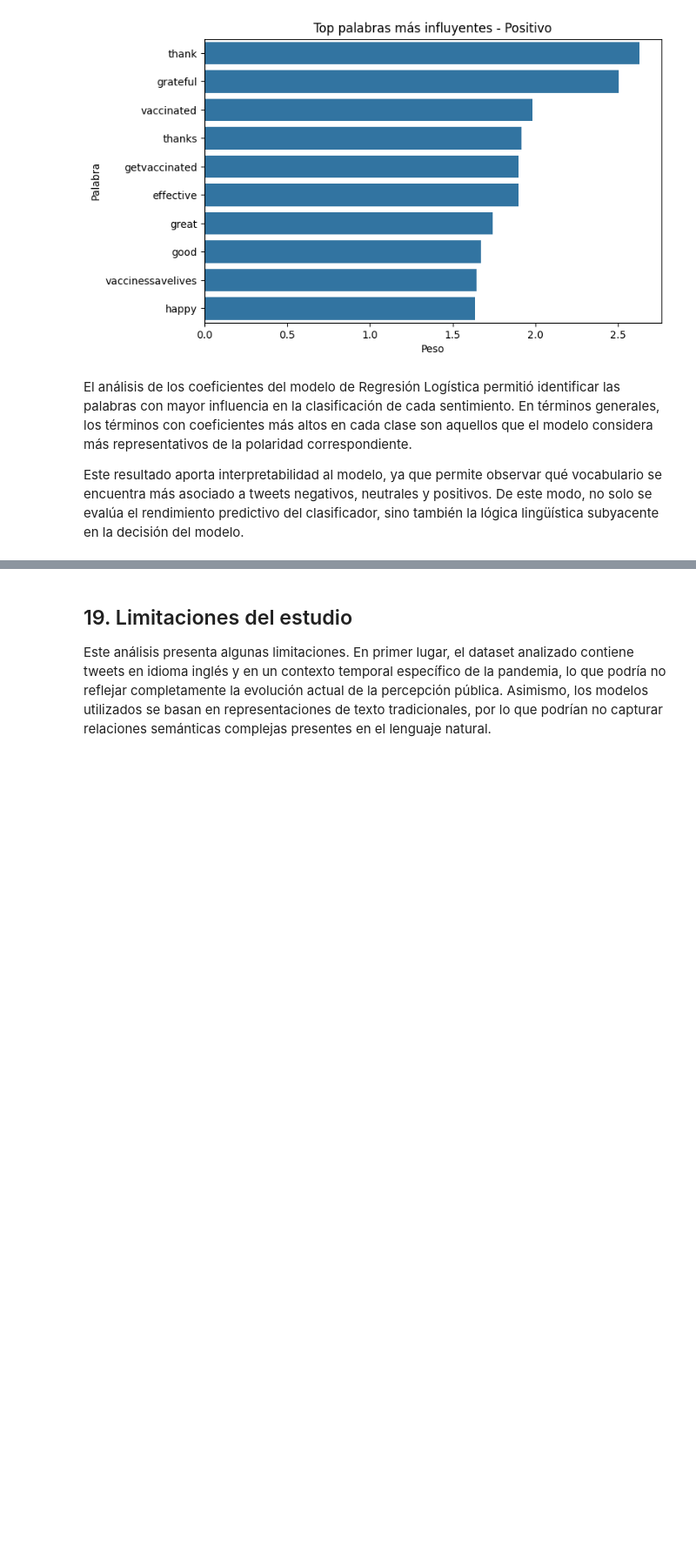
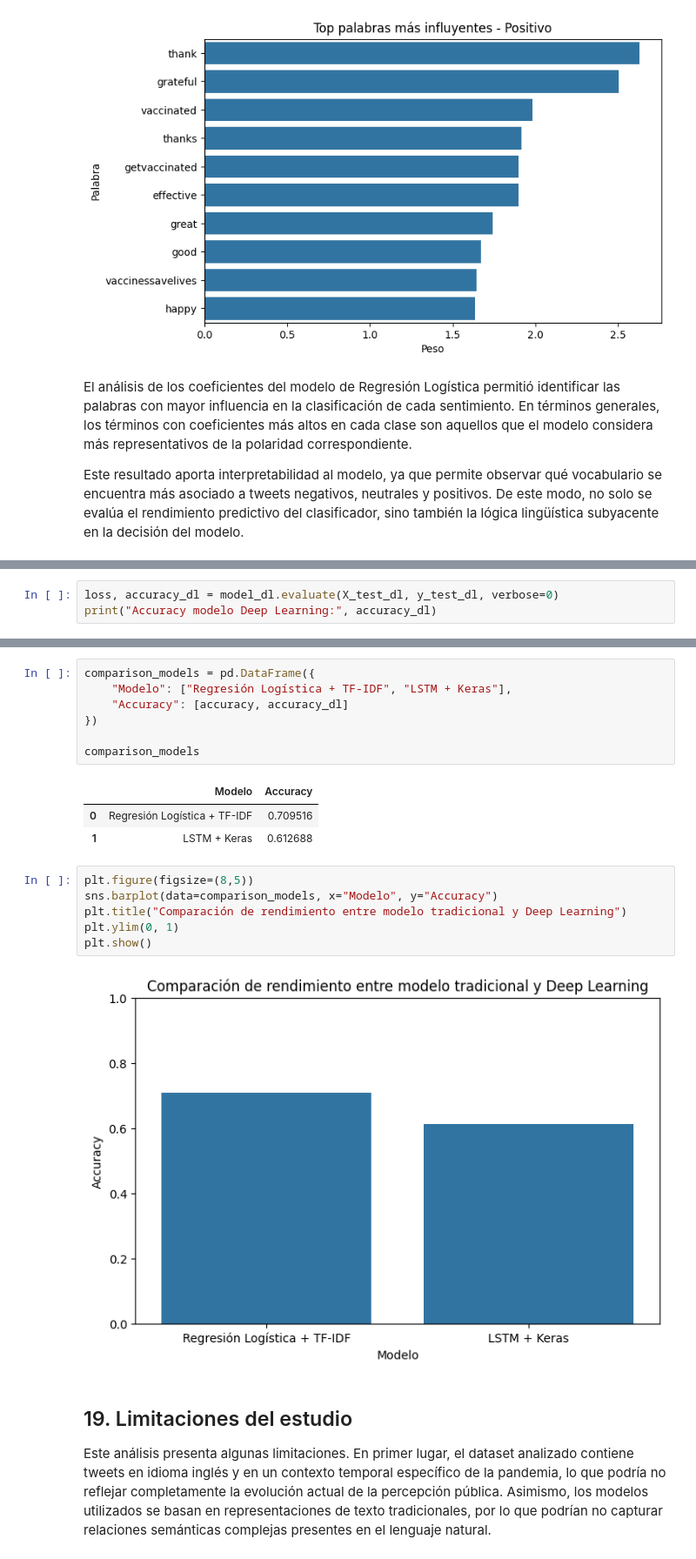
Before and after one commit to Jormao2025/Data_Science_1, a Jupyter notebook: Proyecto_Final_Data_Science_III_Análisis_Sentimiento_en_Tweets_sobre_Vacunas_contra_COVID_19.ipynb, the cells around one changed output, grey strips where cells are left out. Shown at 87% size. Saved outputs shown, nothing was run; the diff lists cells and outputs as text; blank space fills up the shorter version.

```diff
--- a/Proyecto_Final_Data_Science_III_Análisis_Sentimiento_en_Tweets_sobre_Vacunas_contra_COVID_19.ipynb
+++ b/Proyecto_Final_Data_Science_III_Análisis_Sentimiento_en_Tweets_sobre_Vacunas_contra_COVID_19.ipynb
@@ -1039,0 +1140,3 @@ La matriz de confusión y las métricas de clasificación permiten analizar en d
+# %%
+loss, accuracy_dl = model_dl.evaluate(X_test_dl, y_test_dl, verbose=0)
+print("Accuracy modelo Deep Learning:", accuracy_dl)
@@ -1040,3 +1182,22 @@ La matriz de confusión y las métricas de clasificación permiten analizar en d
+# %%
+comparison_models = pd.DataFrame({
+    "Modelo": ["Regresión Logística + TF-IDF", "LSTM + Keras"],
+    "Accuracy": [accuracy, accuracy_dl]
+})
+
+comparison_models
+# %% [output]
+|  | Modelo | Accuracy |
+| 0 | Regresión Logística + TF-IDF | 0.709516 |
+| 1 | LSTM + Keras | 0.612688 |
+# %%
+plt.figure(figsize=(8,5))
+sns.barplot(data=comparison_models, x="Modelo", y="Accuracy")
+plt.title("Comparación de rendimiento entre modelo tradicional y Deep Learning")
+plt.ylim(0, 1)
+plt.show()
+# %% [output]
+[figure, added]
 # %% [markdown]
 ## 19. Limitaciones del estudio
 Este análisis presenta algunas limitaciones.
```
Also changed, not shown: parts of 26 cells of this notebook.
